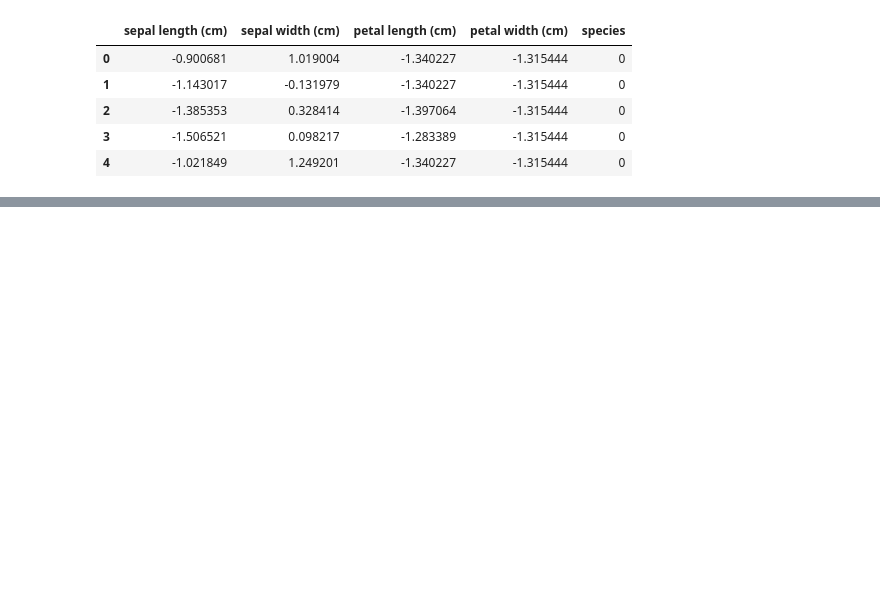
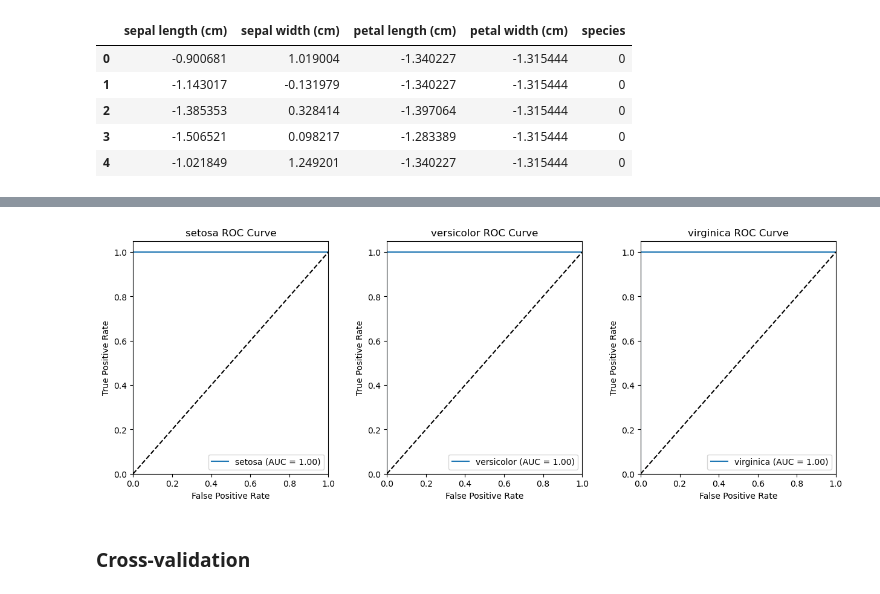
Before and after one commit to amundhaugseth/iris, a Jupyter notebook: notebooks/deep_learning.ipynb, the cells around one changed output, grey strips where cells are left out. Drawn from its saved outputs; the diff is of its cells as text; code cells hidden in the pictures; blank space fills up the shorter version.

```diff
--- a/notebooks/deep_learning.ipynb
+++ b/notebooks/deep_learning.ipynb
@@ -131,0 +271,22 @@ Test Accuracy: 100.0 %
+# %%
+# Compute the F1 score, precision, recall, and accuracy for each class
+f1 = dict()
+precision = dict()
+recall = dict()
+accuracy = dict()
+for i, species in enumerate(encoder.classes_):
+    y_true_binary = (y_true_labels == species)
+    y_pred_binary = (y_pred_labels == species)
+    f1[species] = f1_score(y_true_binary, y_pred_binary, zero_division=1)
+    precision[species] = precision_score(y_true_binary, y_pred_binary, zero_division=1)
+    recall[species] = recall_score(y_true_binary, y_pred_binary, zero_division=1)
+    accuracy[species] = accuracy_score(y_true_binary, y_pred_binary)
+
+# Print the F1 score, precision, recall, and accuracy for each class
+for species in encoder.classes_:
+    print(f'{species}:')
+    print(f'F1 Score: {f1[species]:.2f}')
+    print(f'Precision: {precision[species]:.2f}')
+    print(f'Recall: {recall[species]:.2f}')
+    print(f'Accuracy: {accuracy[species]:.2f}')
+    print()
@@ -131,0 +350,23 @@ Test Accuracy: 100.0 %
+# %%
+# Create a 1x3 grid of subplots
+fig, axs = plt.subplots(1, 3, figsize=(15, 5))
+
+# Loop over each class and plot the ROC curve and AUC in a separate subplot
+for i, species in enumerate(encoder.classes_):
+    ax = axs[i]
+    ax.plot(fpr[species], tpr[species], label=f'{species} (AUC = {roc_auc[species]:.2f})')
+    ax.plot([0, 1], [0, 1], 'k--')
+    ax.set_xlim([0.0, 1.0])
+    ax.set_ylim([0.0, 1.05])
+    ax.set_xlabel('False Positive Rate')
+    ax.set_ylabel('True Positive Rate')
+    ax.set_title(f'{species} ROC Curve')
+    ax.legend(loc='lower right')
+
+# Adjust the spacing between subplots and show the plot
+plt.subplots_adjust(wspace=0.3)
+plt.show()
+# %% [output]
+[figure, added]
+# %% [markdown]
+### Cross-validation
```
Also changed, not shown: parts of 27 cells of this notebook, 22 other files.
